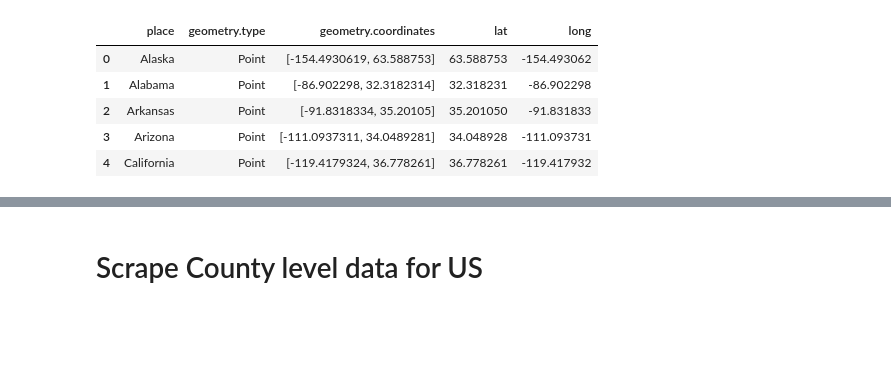
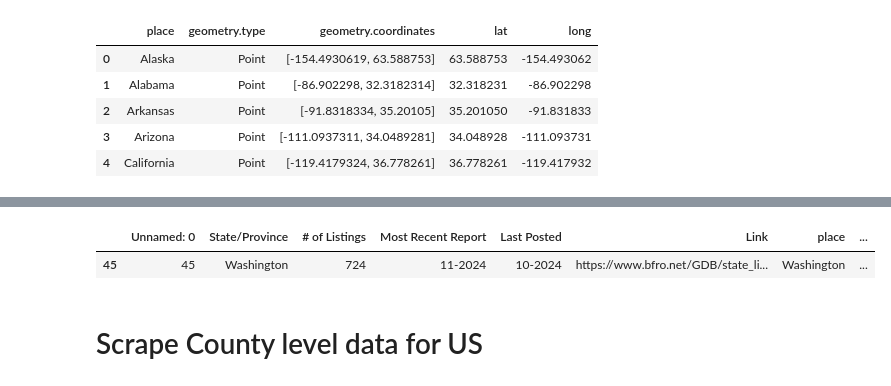
Before and after one commit to yiren54610/Bigfoot, a Jupyter notebook: Scraping.ipynb, the cells around one changed output, grey strips where cells are left out. Cells and saved outputs as stored; diff of their text form; code cells hidden in the pictures; blank space fills up the shorter version.

```diff
--- a/Scraping.ipynb
+++ b/Scraping.ipynb
@@ -103,6 +114,11 @@ merged.to_csv('geo_coord.csv')
 d_sighting = merged[['State/Province','# of Listings','lat','long']]
 # %%
 d_sighting.to_clipboard()
+# %%
+merged[merged['State/Province']=='Washington']
+# %% [output]
+|  | Unnamed: 0 | State/Province | # of Listings | Most Recent Report | Last Posted | Link | place | ... |
+| 45 | 45 | Washington | 724 | 11-2024 | 10-2024 | https://www.bfro.net/GDB/state_li... | Washington | ... |
 # %% [markdown]
 # Scrape County level data for US
 # %%
```
Also changed, not shown: parts of 7 cells of this notebook, 7 other files.
